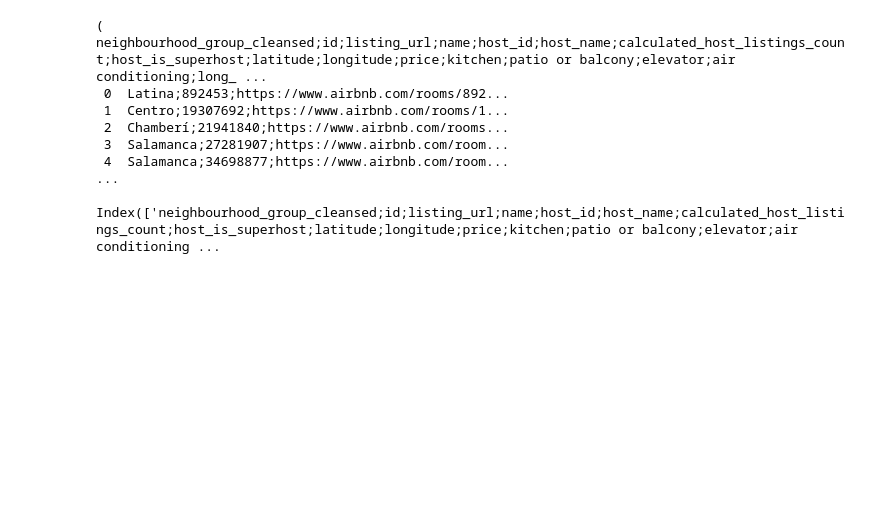
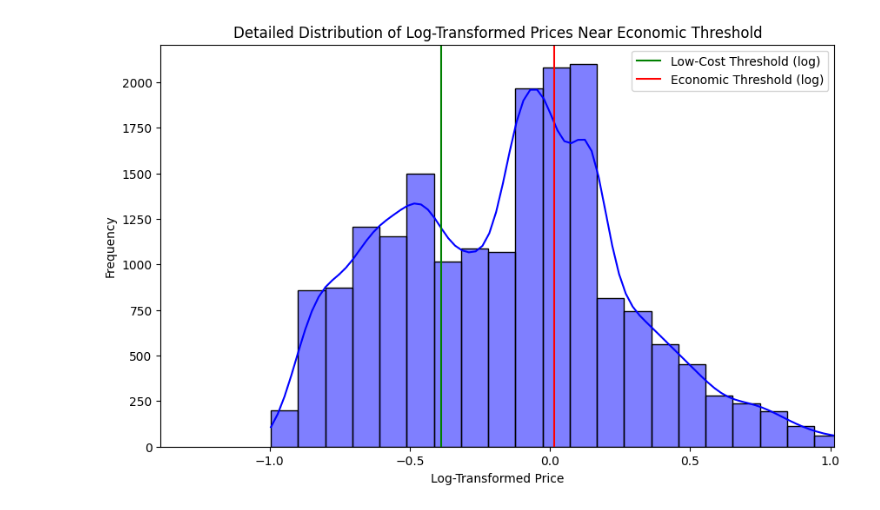
Before and after one commit to 2024-final-project-ironhack/Business-Case-Analysis-and-Recommendation-for-Rental-Users-in-Madrid-and-Barcelona, a Jupyter notebook: bcn_distance_analysis.ipynb, the cells around one changed output. Cells and saved outputs as stored; diff of their text form; code cells hidden in the pictures; blank space fills up the shorter version.

```diff
--- a/bcn_distance_analysis.ipynb
+++ b/bcn_distance_analysis.ipynb
@@ -17,0 +157,22 @@ df_bcn.head(), df_bcn.columns
+# %%
+
+# Assuming 'df_bcn' is your DataFrame and 'price' is the column you are analyzing
+df_bcn['log_price'] = np.log1p(df_bcn['price'])  # Apply log transformation to price
+
+# Plotting the histogram with log prices
+plt.figure(figsize=(10, 6))
+sns.histplot(df_bcn['log_price'], bins=30, kde=True, color='blue')
+
+# Calculate new thresholds on log-transformed prices
+log_low_cost_threshold = np.log1p(df_bcn['price']).quantile(0.33)
+log_economic_threshold = np.log1p(df_bcn['price']).quantile(0.66)
+
+# Adding vertical lines for new thresholds
+plt.axvline(x=log_low_cost_threshold, color='green', label='Low-Cost Threshold (log)')
+plt.axvline(x=log_economic_threshold, color='red', label='Economic Threshold (log)')
+
+plt.title('Distribution of Log-Transformed Prices with Categorization Thresholds')
+plt.xlabel('Log-Transformed Price')
+plt.ylabel('Frequency')
+plt.legend()
+plt.show()
@@ -18,14 +214,26 @@ df_bcn.head(), df_bcn.columns
+# %%
+import seaborn as sns
+import matplotlib.pyplot as plt
+
+# Focusing on the dense region near the economic threshold
+plt.figure(figsize=(10, 6))
+sns.histplot(df_bcn['log_price'], bins=50, kde=True, color='blue')
+plt.axvline(x=log_low_cost_threshold, color='green', label='Low-Cost Threshold (log)')
+plt.axvline(x=log_economic_threshold, color='red', label='Economic Threshold (log)')
+
+# Zooming into the region of interest
+plt.xlim([log_low_cost_threshold - 1, log_economic_threshold + 1])  # Adjust the limits as needed to focus on the region of interest
+
+plt.title('Detailed Distribution of Log-Transformed Prices Near Economic Threshold')
+plt.xlabel('Log-Transformed Price')
+plt.ylabel('Frequency')
+plt.legend()
+plt.show()
+# %% [output]
+[figure, added]
 # %%
-file_path2 = 'datasets/Final_cleaned_dataset/mad_final_cleaned_data_csv.csv'
-df_mad = pd.read_csv(file_path2)
+# file_path2 = 'datasets/Final_cleaned_dataset/mad_final_cleaned_data_csv.csv'
+# df_mad = pd.read_csv(file_path2, delimiter = ';')
 
-# Display the first few rows and the column names
-df_mad.head(), df_mad.columns
+# # Display the first few rows and the column names
+# df_mad.head(), df_mad.columns
-# %% [output]
-(  neighbourhood_group_cleansed;id;listing_url;name;host_id;host_name;calculated_host_listings_count;host_is_superhost;latitude;longitude;price;kitchen;patio or balcony;elevator;air conditioning;long_ ...
- 0  Latina;892453;https://www.airbnb.com/rooms/892...
- 1  Centro;19307692;https://www.airbnb.com/rooms/1...
- 2  Chamberí;21941840;https://www.airbnb.com/rooms...
- 3  Salamanca;27281907;https://www.airbnb.com/room...
- 4  Salamanca;34698877;https://www.airbnb.com/room...                                                                                                                                                    ...
- Index(['neighbourhood_group_cleansed;id;listing_url;name;host_id;host_name;calculated_host_listings_count;host_is_superhost;latitude;longitude;price;kitchen;patio or balcony;elevator;air conditioning ...
```
Also changed, not shown: parts of 13 cells of this notebook, 1 other file.
